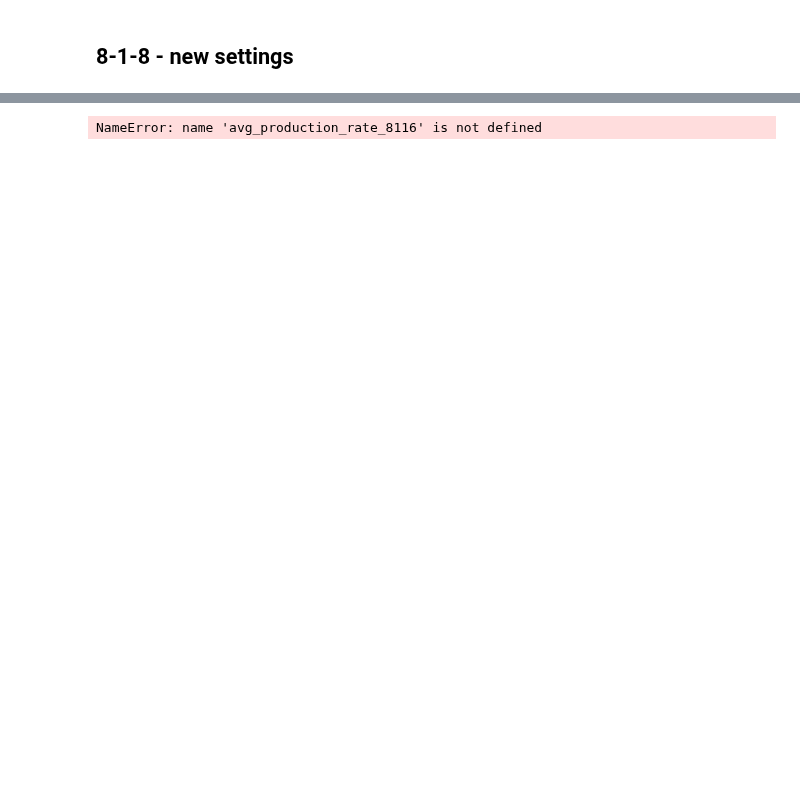
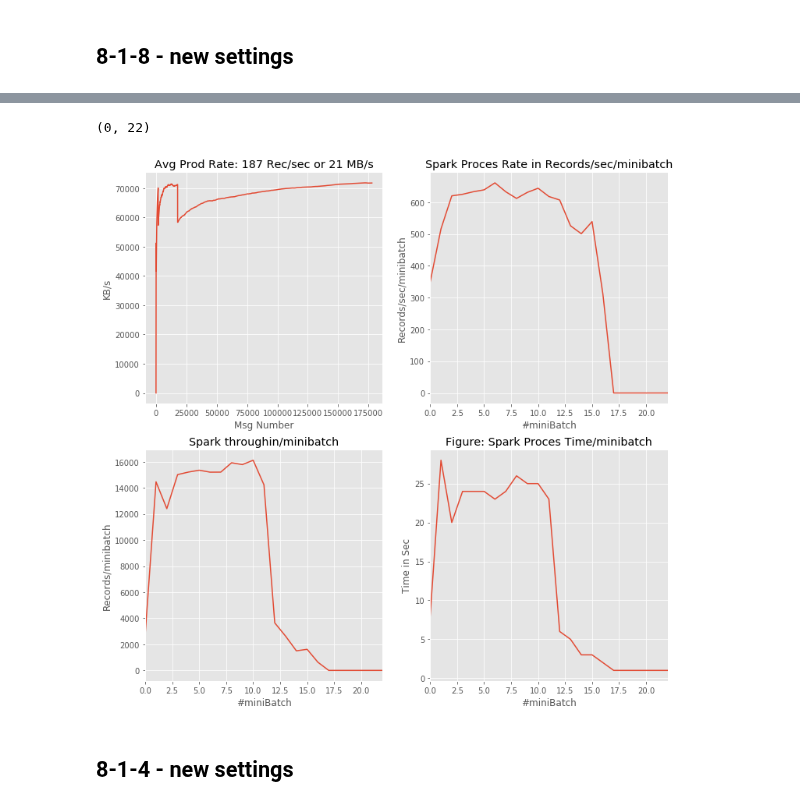
Before and after one commit to georgeha/lab_reports, a Jupyter notebook: Report_October_27.ipynb, the cells around one changed output, grey strips where cells are left out. Cells and saved outputs as stored; diff of their text form; code cells hidden in the pictures; blank space fills up the shorter version.

```diff
--- a/Report_October_27.ipynb
+++ b/Report_October_27.ipynb
@@ -50,17 +59,40 @@ avg_production_rate_811 = pltme.find_total_producer_throughput(producers,dataset
-# %%
-p1 = figure(title="Avg Production Rate is: " + str(avg_production_rate_8116[0]) + " Records/sec or " + str(avg_production_rate_8116[0]*5000*3*8/1024**2) + " MB/s", x_axis_label='Msg Number', y_axis_label='KB/s')
-p1.line(avg_production_rate_8116[1], avg_production_rate_8116[2], line_width=2,line_color="red")
-
-p2 = figure(title='Spark Processing Rate in Records/sec/minibatch',x_axis_label='#miniBatch', y_axis_label='Records/sec per minibatch')
-p2.line(processing_records_per_second_per_batch_8116[0],processing_records_per_second_per_batch_8116[1],line_width=2,line_color='purple')
-
-p3 = figure(title='Spark throughin per minibatch', x_axis_label='#miniBatch', y_axis_label='Records per minibatch')
-p3.line(throughin_8116[0],throughin_8116[1],line_color='blue',line_width=2)
-
-p4 = figure(title = 'Figure: Spark Processing Time per minibatch', x_axis_label='#miniBatch',y_axis_label='Time in Sec')
-p4.line(processing_time_8116[0],processing_time_8116[1],line_color='green',line_width=2)
-
-plots = hplot(p1,p2,p3,p4)
-#bplt.show(plots)
-# %% [output]
-NameError: name 'avg_production_rate_8116' is not defined
+# %%
+fig, axes = plt.subplots(nrows=2,ncols=2,sharex=False)
+fig.set_size_inches(12,12)
+#plt.subplot(221)
+axes[0,0].plot(avg_production_rate_811[1],avg_production_rate_811[2])
+axes[0,0].set_yscale('linear')
+axes[0,0].set_title('Avg Prod Rate: ' + str(avg_production_rate_811[0]) + " Rec/sec or " + str(avg_production_rate_811[0]*5000*3*8/1024**2) + " MB/s")
+axes[0,0].set_xlabel('Msg Number')
+axes[0,0].set_ylabel('KB/s')
+
+#plt.subplot(222)
+axes[0,1].plot(processing_records_per_second_per_batch_811[0],processing_records_per_second_per_batch_811[1])
+axes[0,1].set_title('Spark Proces Rate in Records/sec/minibatch')
+axes[0,1].set_ylabel('Records/sec/minibatch')
+axes[0,1].set_xlabel('#miniBatch')
+axes[0,1].set_xlim([0, 22])
+
+
+#plt.subplot(223)
+axes[1,0].plot(throughin_811[0],throughin_811[1])
+axes[1,0].set_title('Spark throughin/minibatch')
+axes[1,0].set_ylabel('Records/minibatch')
+axes[1,0].set_xlabel('#miniBatch')
+axes[1,0].set_xlim([0, 22])
+
+
+#plt.subplot(224)
+axes[1,1].plot(processing_time_811[0],processing_time_811[1])
+axes[1,1].set_title('Figure: Spark Proces Time/minibatch')
+axes[1,1].set_xlabel('#miniBatch')
+axes[1,1].set_ylabel('Time in Sec')
+axes[1,1].set_xlim([0, 22])
+
+
+#plt.subplots_adjust(top=0.92, bottom=0.08, left=0.10, right=0.95, hspace=0.25, wspace=0.35)
+# %% [output]
+(0, 22)
+[figure, added]
+# %% [markdown]
+## 8-1-4 - new settings
```
Also changed, not shown: parts of 16 cells of this notebook.
